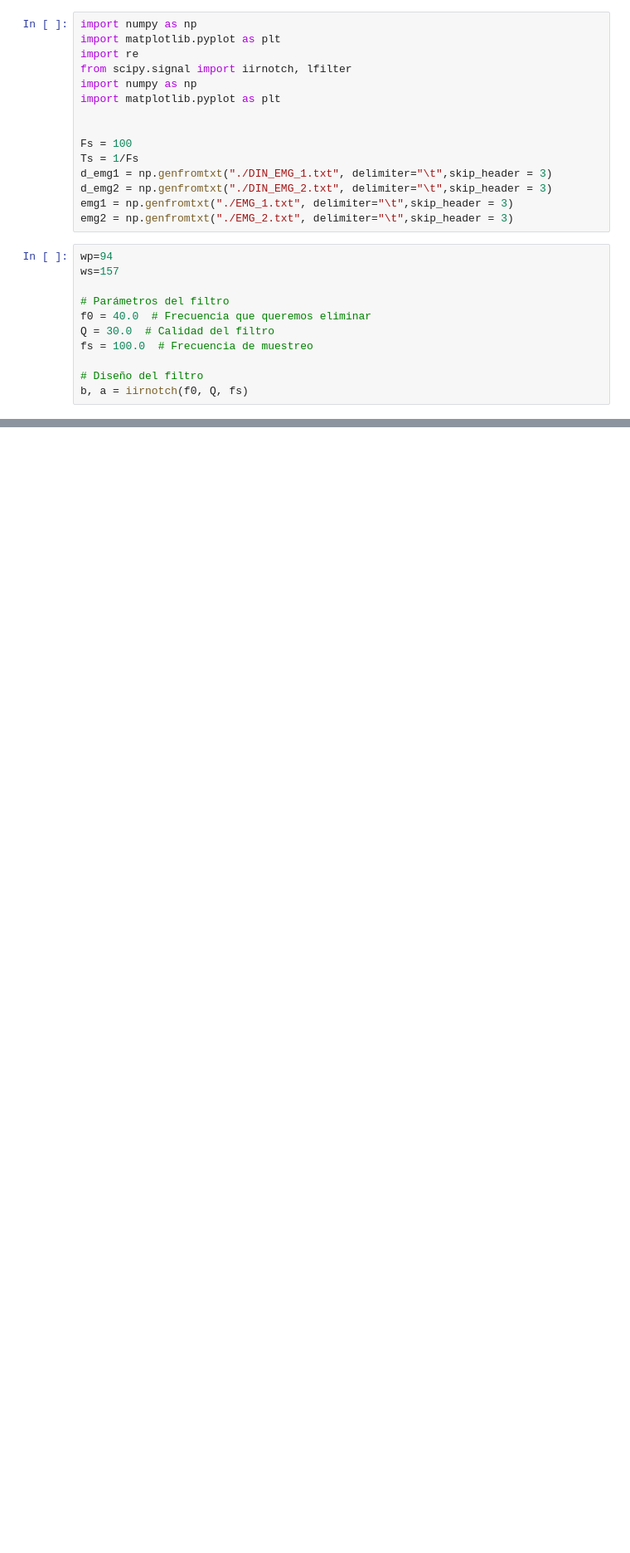
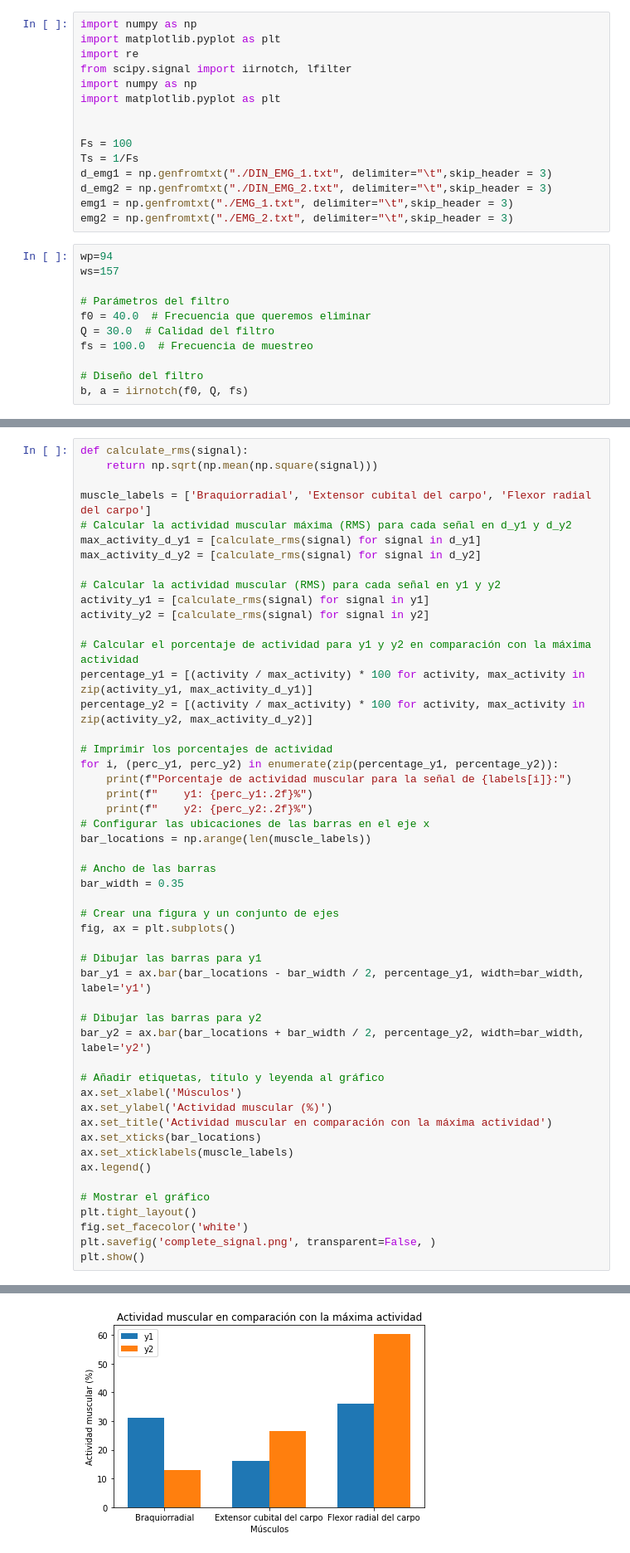
Before and after one commit to EduMV/ISB-G3, a Jupyter notebook: Software/Procesamiento y análisis/analisis.ipynb, the cells around one changed output, grey strips where cells are left out. Shown at 83% size. Cells and saved outputs as stored; diff of their text form; blank space fills up the shorter version.

```diff
--- a/Software/Procesamiento y análisis/analisis.ipynb
+++ b/Software/Procesamiento y análisis/analisis.ipynb
@@ -217,0 +260,51 @@ plt.show()
+# %%
+def calculate_rms(signal):
+    return np.sqrt(np.mean(np.square(signal)))
+
+muscle_labels = ['Braquiorradial', 'Extensor cubital del carpo', 'Flexor radial del carpo']
+# Calcular la actividad muscular máxima (RMS) para cada señal en d_y1 y d_y2
+max_activity_d_y1 = [calculate_rms(signal) for signal in d_y1]
+max_activity_d_y2 = [calculate_rms(signal) for signal in d_y2]
+
+# Calcular la actividad muscular (RMS) para cada señal en y1 y y2
+activity_y1 = [calculate_rms(signal) for signal in y1]
+activity_y2 = [calculate_rms(signal) for signal in y2]
+
+# Calcular el porcentaje de actividad para y1 y y2 en comparación con la máxima actividad
+percentage_y1 = [(activity / max_activity) * 100 for activity, max_activity in zip(activity_y1, max_activity_d_y1)]
+percentage_y2 = [(activity / max_activity) * 100 for activity, max_activity in zip(activity_y2, max_activity_d_y2)]
+
+# Imprimir los porcentajes de actividad
+for i, (perc_y1, perc_y2) in enumerate(zip(percentage_y1, percentage_y2)):
+    print(f"Porcentaje de actividad muscular para la señal de {labels[i]}:")
+    print(f"    y1: {perc_y1:.2f}%")
+    print(f"    y2: {perc_y2:.2f}%")
+# Configurar las ubicaciones de las barras en el eje x
+bar_locations = np.arange(len(muscle_labels))
+
+# Ancho de las barras
+bar_width = 0.35
+
+# Crear una figura y un conjunto de ejes
+fig, ax = plt.subplots()
+
+# Dibujar las barras para y1
+bar_y1 = ax.bar(bar_locations - bar_width / 2, percentage_y1, width=bar_width, label='y1')
+
+# Dibujar las barras para y2
+bar_y2 = ax.bar(bar_locations + bar_width / 2, percentage_y2, width=bar_width, label='y2')
+
+# Añadir etiquetas, título y leyenda al gráfico
+ax.set_xlabel('Músculos')
+ax.set_ylabel('Actividad muscular (%)')
+ax.set_title('Actividad muscular en comparación con la máxima actividad')
+ax.set_xticks(bar_locations)
+ax.set_xticklabels(muscle_labels)
+ax.legend()
+
+# Mostrar el gráfico
+plt.tight_layout()
+fig.set_facecolor('white')
+plt.savefig('complete_signal.png', transparent=False, )
+plt.show()
+# %% [output]
@@ -217,0 +320 @@ plt.show()
+[figure, added]
```
Also changed, not shown: parts of 7 cells of this notebook, 4 other files.
